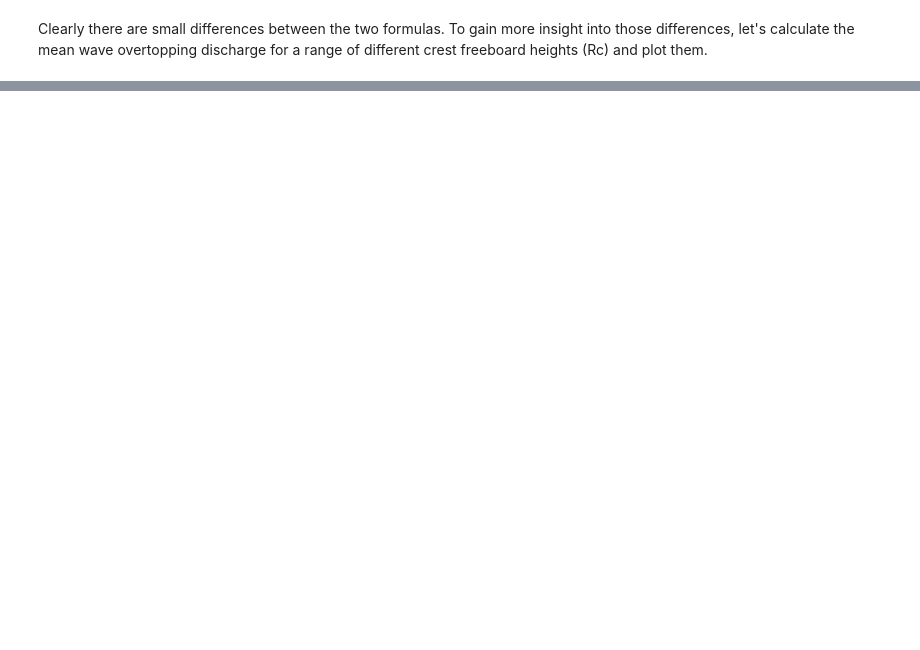
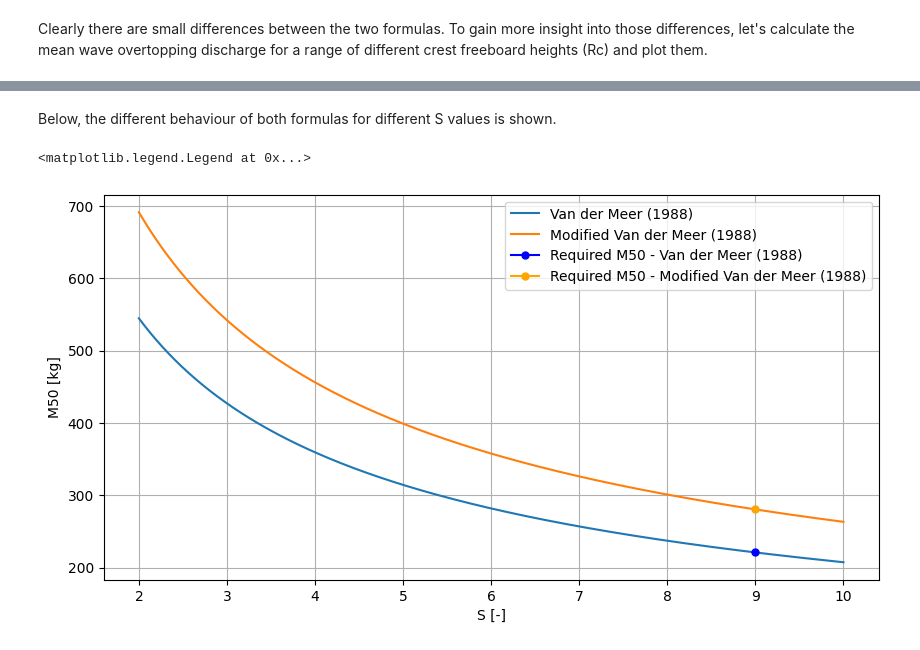
Before and after one commit to Deltares-research/coastal-structures-toolbox, a Jupyter notebook: examples/examples.ipynb, the cells around one changed output, grey strips where cells are left out. Saved outputs shown, nothing was run; the diff lists cells and outputs as text; code cells hidden in the pictures; blank space fills up the shorter version.

```diff
--- a/examples/examples.ipynb
+++ b/examples/examples.ipynb
@@ -94,0 +136,59 @@ plt.legend()
+# %% [markdown]
+Below, the different behaviour of both formulas for different S values is shown.
+# %%
+S_var = np.linspace(2.0, 10.0, 1000)
+
+Dn50_vdm1988_var = vandermeer1988.calculate_nominal_rock_diameter_Dn50(
+    Hs=Hm0,
+    H2p=H2p,
+    Tm=Tm,
+    N_waves=N_waves,
+    cot_alpha=cot_alpha,
+    P=P,
+    rho_armour=rho_armour,
+    S=S_var,
+)
+
+M50_vdm1988_var = core_physics.calculate_M50_from_Dn50(Dn50_vdm1988_var, rho_rock=rho_armour)
+
+Dn50_vdm1988_mod_var = vandermeer1988_modified.calculate_nominal_rock_diameter_Dn50(
+    Hs=Hm0,
+    H2p=H2p,
+    Tmm10=Tmm10,
+    N_waves=N_waves,
+    cot_alpha=cot_alpha,
+    P=P,
+    rho_armour=rho_armour,
+    S=S_var,
+)
+
+M50_vdm1988_mod_var = core_physics.calculate_M50_from_Dn50(
+    Dn50_vdm1988_mod_var, rho_rock=rho_armour
+)
+
+plt.figure(figsize=(10, 5))
+plt.plot(S_var, M50_vdm1988_var, label="Van der Meer (1988)")
+plt.plot(S_var, M50_vdm1988_mod_var, label="Modified Van der Meer (1988)")
+plt.plot(
+    S,
+    M50_vdm1988,
+    label="Required M50 - Van der Meer (1988)",
+    marker="o",
+    markersize=5,
+    color="blue",
+)
+plt.plot(
+    S,
+    M50_vdm1988_mod,
+    label="Required M50 - Modified Van der Meer (1988)",
+    marker="o",
+    markersize=5,
+    color="orange",
+)
+plt.xlabel("S [-]")
+plt.ylabel("M50 [kg]")
+plt.grid(which="both")
+plt.legend()
+# %% [output]
+<matplotlib.legend.Legend at 0x...>
+[figure, added]
```
Also changed, not shown: parts of 6 cells of this notebook.
